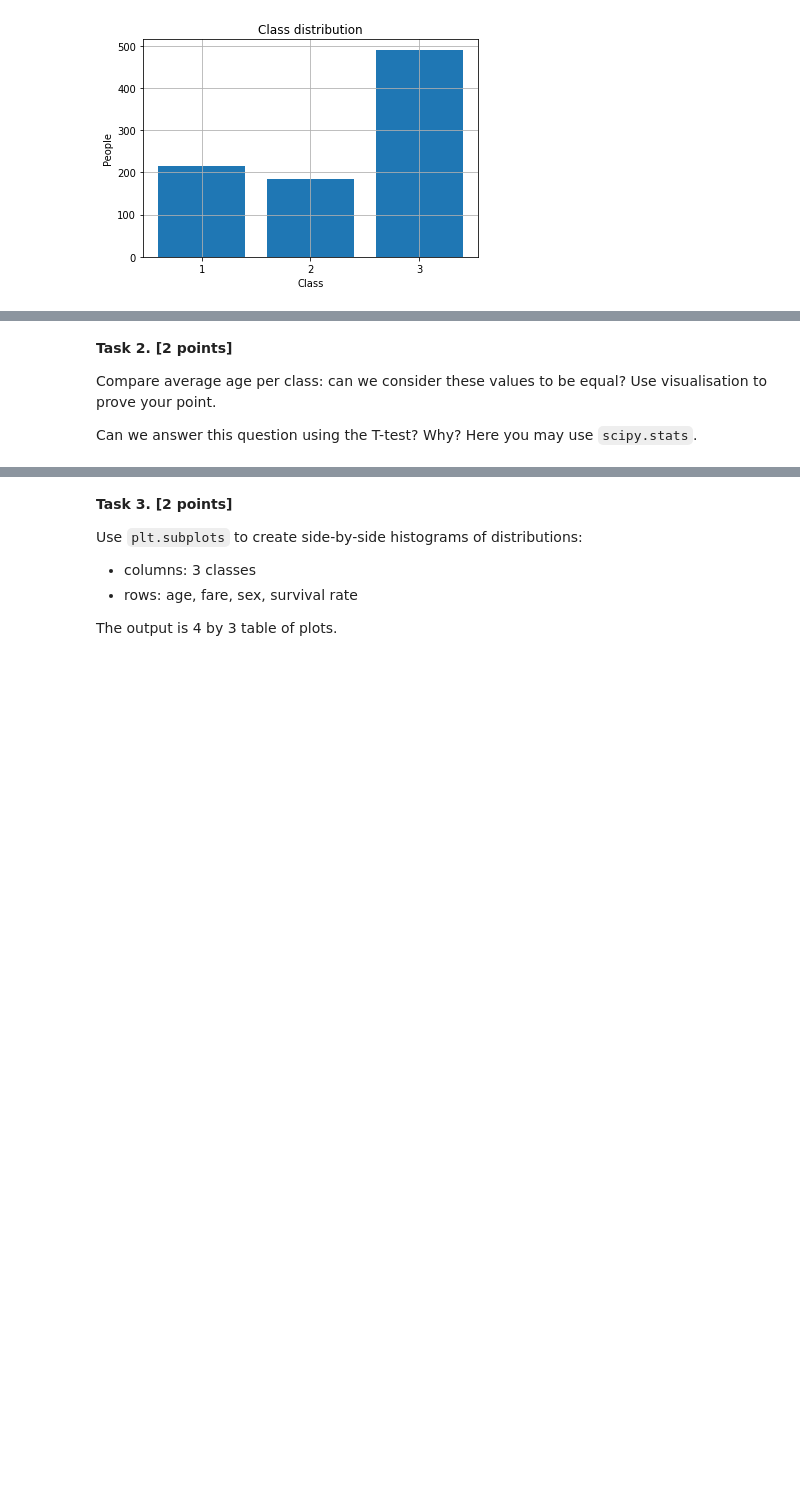
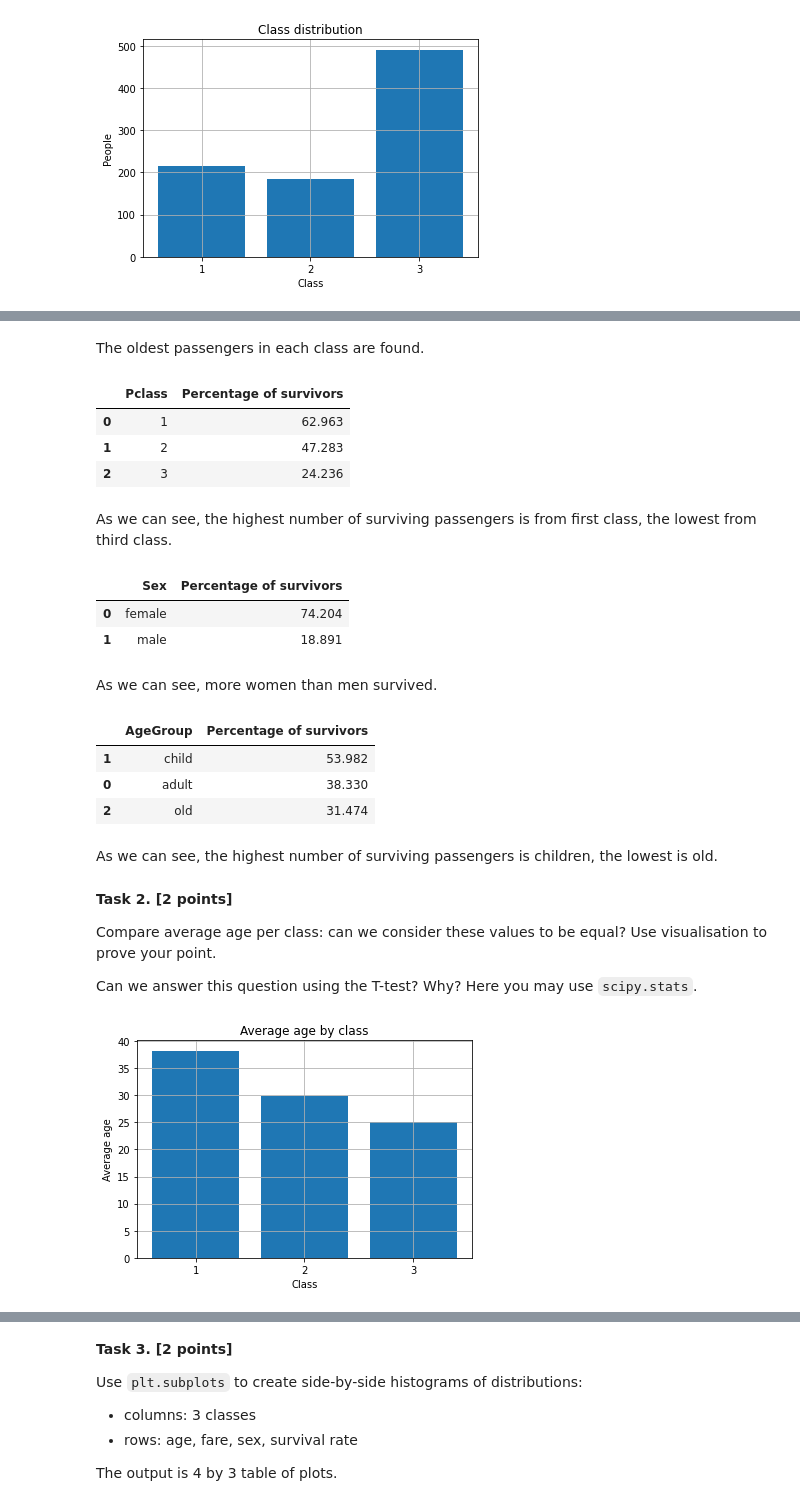
Before and after one commit to eugeuie/machine-learning, a Jupyter notebook: homework_1_numpy_pandas_matplotlib/2021_lab01_m103_Abdullaeva_Evgenia.ipynb, the cells around one changed output, grey strips where cells are left out. Drawn from its saved outputs; the diff is of its cells as text; code cells hidden in the pictures; blank space fills up the shorter version.

```diff
--- a/homework_1_numpy_pandas_matplotlib/2021_lab01_m103_Abdullaeva_Evgenia.ipynb
+++ b/homework_1_numpy_pandas_matplotlib/2021_lab01_m103_Abdullaeva_Evgenia.ipynb
@@ -699,6 +747,64 @@ db.groupby('Pclass', as_index=False)['Age'].aggregate(['min', 'max'])
+# %% [markdown]
+The oldest passengers in each class are found.
+# %%
+db_by_class = db.groupby('Pclass', as_index=False)
+survived_by_class = db_by_class['Survived'].sum()
+survived_by_class['Survived'] = round(db_by_class['Survived'].sum()['Survived'] / db_by_class['PassengerId'].count()['PassengerId'] * 100, 3)
+survived_by_class.rename(columns={'Survived': 'Percentage of survivors'})
+# %% [output]
+|  | Pclass | Percentage of survivors |
+| 0 | 1 | 62.963 |
+| 1 | 2 | 47.283 |
+| 2 | 3 | 24.236 |
+# %% [markdown]
+As we can see, the highest number of surviving passengers is from first class, the lowest from third class.
+# %%
+db_by_gender = db.groupby('Sex', as_index=False)
+survived_by_gender = db_by_gender['Survived'].sum()
+survived_by_gender['Survived'] = round(db_by_gender['Survived'].sum()['Survived'] / db_by_gender['PassengerId'].count()['PassengerId'] * 100, 3)
+survived_by_gender.rename(columns={'Survived': 'Percentage of survivors'})
+# %% [output]
+|  | Sex | Percentage of survivors |
+| 0 | female | 74.204 |
+| 1 | male | 18.891 |
+# %% [markdown]
+As we can see, more women than men survived.
+# %%
+def age_group(age):
+    if age < 18:
+        return 'child'
+    elif age < 50:
+        return 'adult'
+    else:
+        return 'old'
+
+db_by_age = db.copy()
+db_by_age['AgeGroup'] = db_by_age['Age'].apply(age_group)
+db_by_age = db_by_age.groupby('AgeGroup', as_index=False)
+survived_by_age = db_by_age['Survived'].sum()
+survived_by_age['Survived'] = round(db_by_age['Survived'].sum()['Survived'] / db_by_age['PassengerId'].count()['PassengerId'] * 100, 3)
+survived_by_age.rename(columns={'Survived': 'Percentage of survivors'}).sort_values(by=['Percentage of survivors'], ascending=False)
+# %% [output]
+|  | AgeGroup | Percentage of survivors |
+| 1 | child | 53.982 |
+| 0 | adult | 38.330 |
+| 2 | old | 31.474 |
+# %% [markdown]
+As we can see, the highest number of surviving passengers is children, the lowest is old.
 # %% [markdown]
 **Task 2. [2 points]**
 
 Compare average age per class: can we consider these values to be equal? Use visualisation to prove your point.
 
 Can we answer this question using the T-test? Why? Here you may use `scipy.stats`.
+# %%
+average_age_by_class = db.groupby('Pclass', as_index=False).Age.mean()
+plt.title('Average age by class')
+plt.bar(average_age_by_class['Pclass'], average_age_by_class['Age'])
+plt.xticks(average_age_by_class['Pclass'])
+plt.xlabel('Class')
+plt.ylabel('Average age')
+plt.grid(10)
+plt.show()
+# %% [output]
+[figure, added]
```
Also changed, not shown: parts of 31 cells of this notebook.
